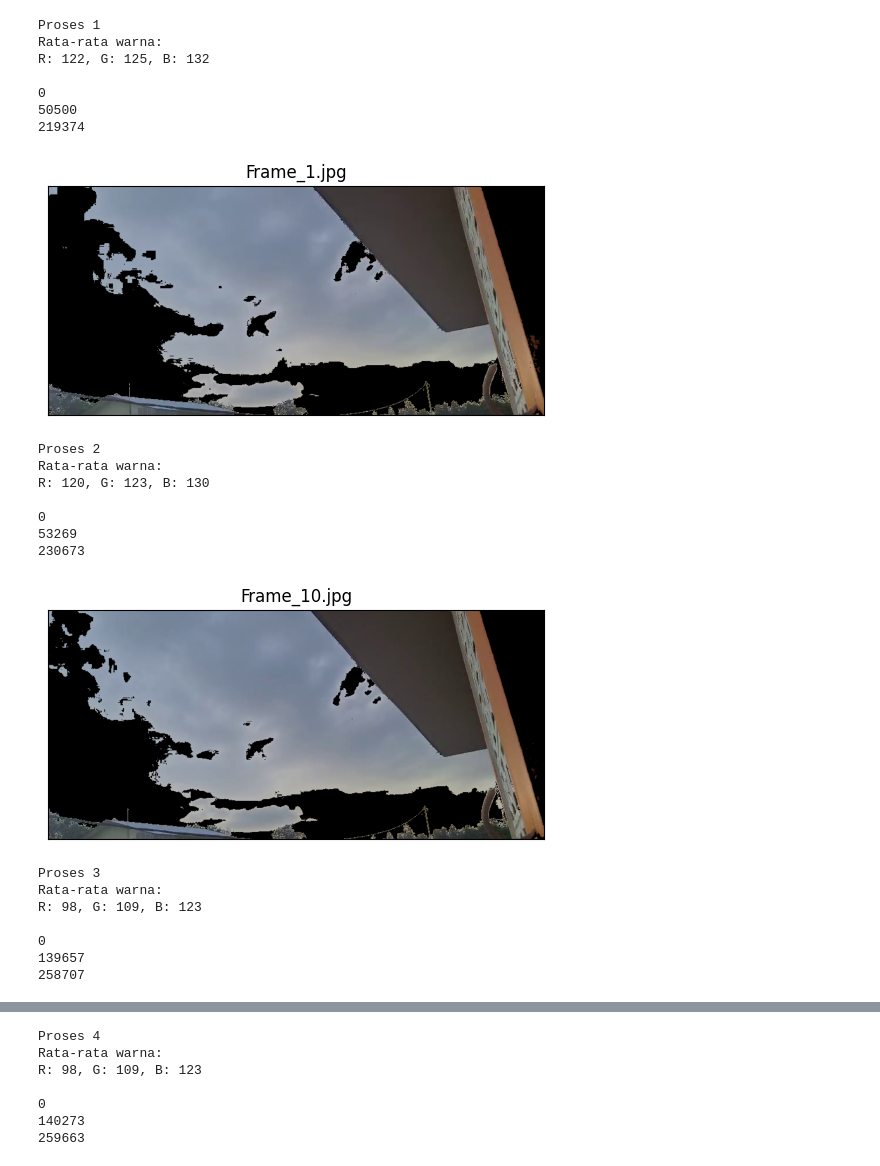
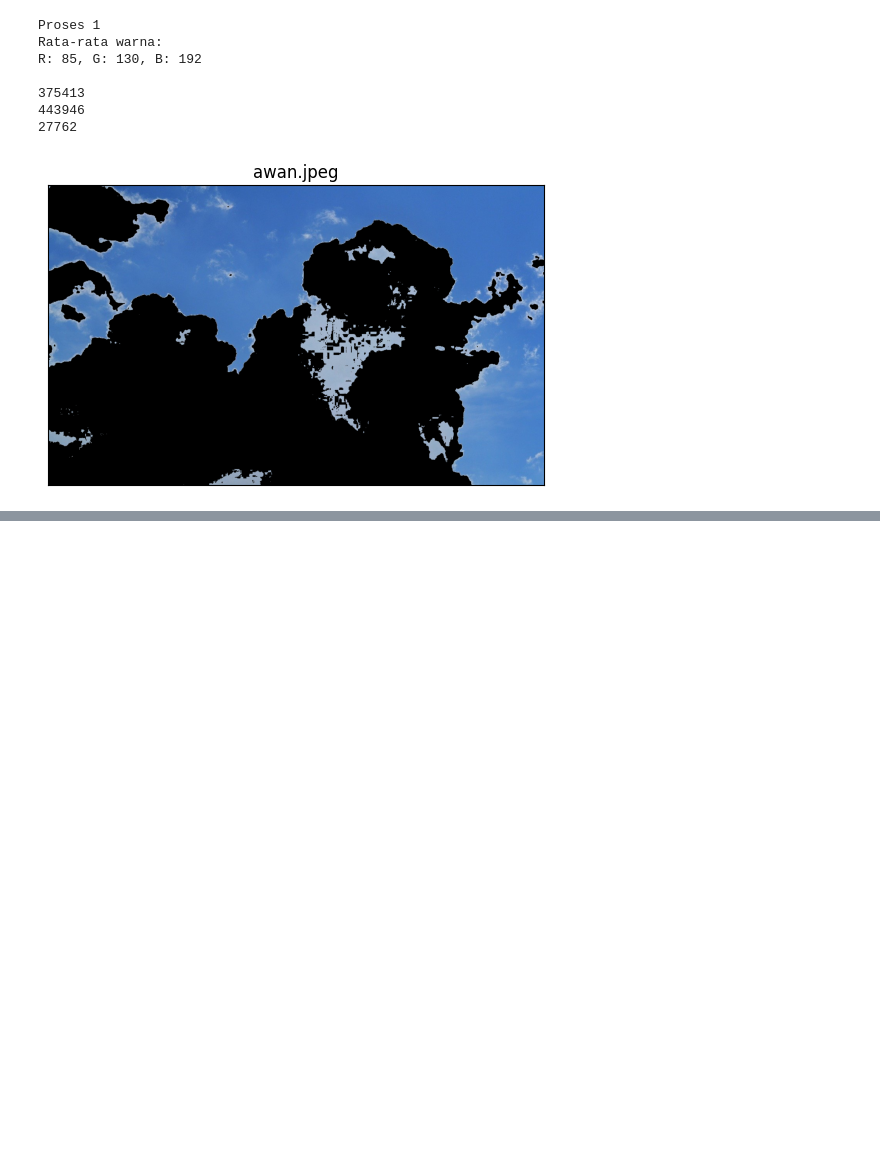
Before and after one commit to Yogatiara/Machine-Learning-Weather-Detection, a Jupyter notebook: Extraction.ipynb, the cells around one changed output, grey strips where cells are left out. Saved outputs shown, nothing was run; the diff lists cells and outputs as text; code cells hidden in the pictures; blank space fills up the shorter version.

```diff
--- a/Extraction.ipynb
+++ b/Extraction.ipynb
@@ -23,7 +23,7 @@ def Thresholding(image):
   upper_blue = np.array([130, 255, 255])
 
 
-  lower_white = np.array([180, 180, 180])
+  lower_white = np.array([100, 100, 100])
   upper_white = np.array([255, 255, 255])
   # lower_blue = np.array([100, 50, 50])
   # upper_blue = np.array([140, 255, 255])
@@ -76,9 +76,9 @@ rgb_results = []
 iteration  = 0
 
 
-dataset = "./Testing_Weather_Dataset/*.*"
+# dataset = "./Testing_Weather_Dataset/*.*"
 # dataset = "./Training_Weather_Dataset/*.*"
-# dataset = "./test/*.*"
+dataset = "./test/*.*"
 file_list = sorted(glob.glob(dataset))
 
 for imageFile in file_list:
@@ -110,50 +110,35 @@ for imageFile in file_list:
         else:
             rgb_values[4:8] = [blue_pixels, gray_pixels, white_pixels, "Mendung"]
         rgb_values.insert(8, time.asctime(time.localtime(time.time())))
     else:
         rgb_values[4:7] = [blue_pixels, gray_pixels, white_pixels]
         rgb_values.insert(7, time.asctime(time.localtime(time.time())))
 
     rgb_results.append(rgb_values)
 
     rgb_img = cv2.cvtColor(result, cv2.COLOR_BGR2RGB)
     plt.imshow(rgb_img)
 
     plt.xticks([])
     plt.yticks([])
     plt.title(file_name)
 
     plt.show()
 
 if "Training" in dataset:
     df = pd.DataFrame(rgb_results, columns=["Nama File", "Red", "Green", "Blue", "Banyak Pixel Biru", "Banyak Pixel Abu-Abu", "Banyak Pixel Putih", "Kondisi Cuaca", "Waktu"])
     excelFileName = "train.csv"
 else:
     df = pd.DataFrame(rgb_results, columns=["Nama File", "Red", "Green", "Blue", "Banyak Pixel Biru", "Banyak Pixel Abu-Abu", "Banyak Pixel Putih", "Waktu"])
     excelFileName = "test.csv"
 
 df.to_csv(excelFileName, index=False)
 # %% [output]
 Proses 1
 Rata-rata warna:
-R: 122, G: 125, B: 132
+R: 85, G: 130, B: 192
 
-0
-50500
-219374
+375413
+443946
+27762
-[figure, old version]
+[figure, new version]
-Proses 2
-Rata-rata warna:
-R: 120, G: 123, B: 130
-
-0
-53269
-230673
-[figure, removed]
-Proses 3
-Rata-rata warna:
-R: 98, G: 109, B: 123
-
-0
-139657
-258707
@@ -161,7 +144,0 @@ R: 98, G: 109, B: 123
-Proses 4
-Rata-rata warna:
-R: 98, G: 109, B: 123
-
-0
-140273
-259663
```
Also changed, not shown: parts of 2 cells of this notebook, 4 other files.
